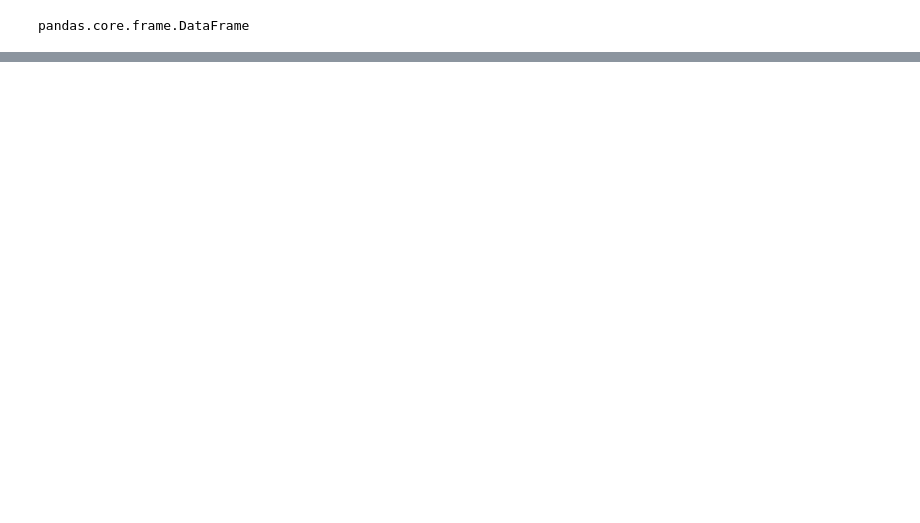
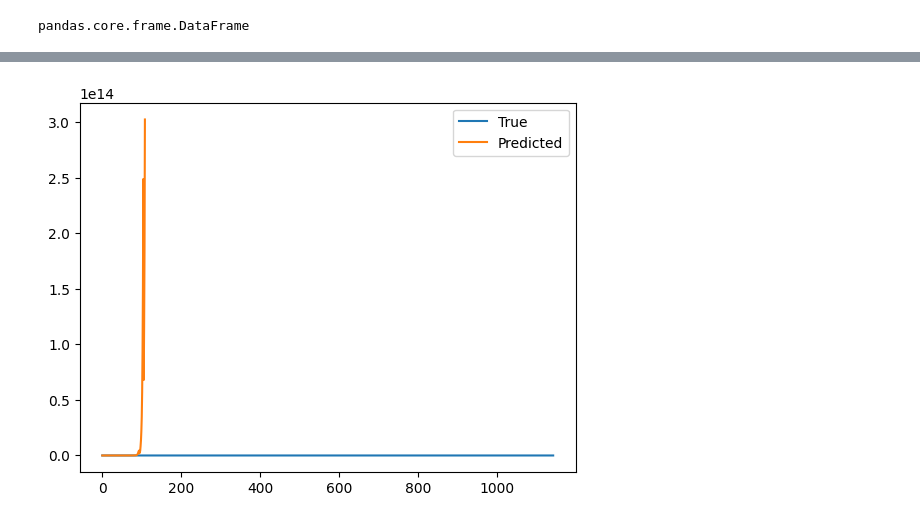
Before and after one commit to swoyam2609/DSAI-Project, a Jupyter notebook: LSTM/globalforcast.ipynb, the cells around one changed output, grey strips where cells are left out. Saved outputs shown, nothing was run; the diff lists cells and outputs as text; code cells hidden in the pictures; blank space fills up the shorter version.

```diff
--- a/LSTM/globalforcast.ipynb
+++ b/LSTM/globalforcast.ipynb
@@ -233,7 +237,7 @@ def trainmodelondata(input):
     first_eval_batch = scaled_data[-n_input:]
     current_batch = first_eval_batch.reshape((1, n_input, n_features))
 
-    for i in range(109):
+    for i in range(1143):
 
     # get the prediction value for the first batch
         current_pred = model.predict(current_batch)[0]
@@ -339,0 +340,3 @@ array([[       14],
+# %%
+df = pd.read_csv("../Dataset/global_cases.csv",index_col='Date',parse_dates=True)
+df.head()
@@ -339,0 +351,7 @@ array([[       14],
+# %%
+lst=[]
+for index, row in df.iterrows():
+    lst.append(row['Cases'])
+# %%
+# lst predicted after 500
+lst2 = trainmodelondata(lst[:500])
@@ -339,0 +380,14 @@ array([[       14],
+# %%
+import matplotlib.pyplot as plt
+
+# Plotting lst1 and lst2
+plt.plot(lst, label='True')
+plt.plot(lst2, label='Predicted')
+
+# Adding legend
+plt.legend()
+
+# Display the plot
+plt.show()
+# %% [output]
+[figure, added]
```
Also changed, not shown: parts of 11 cells of this notebook.
